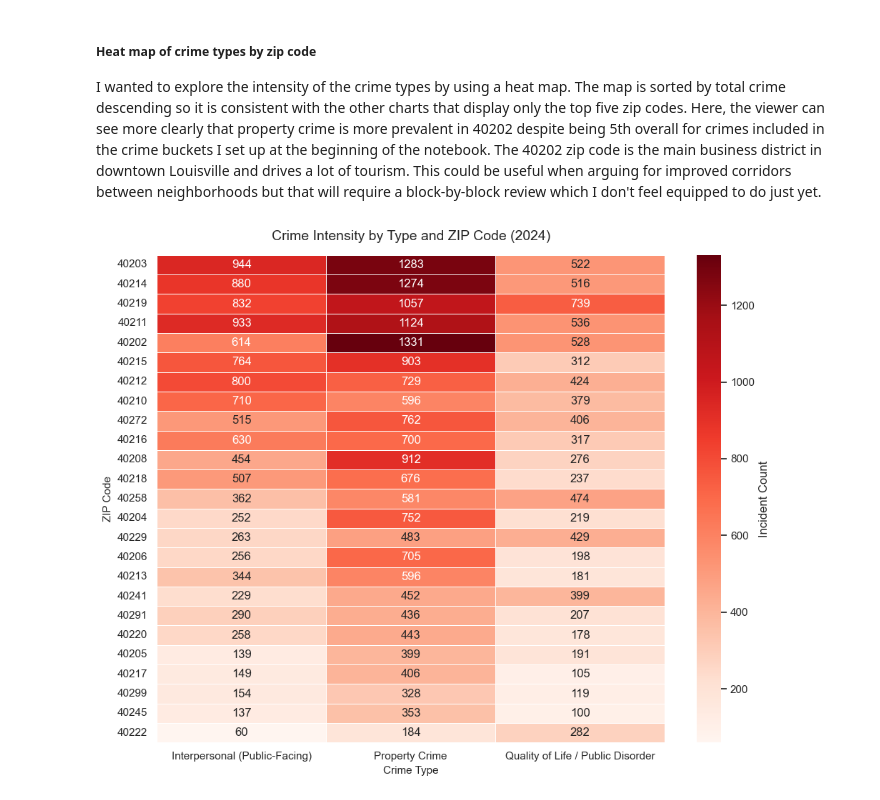
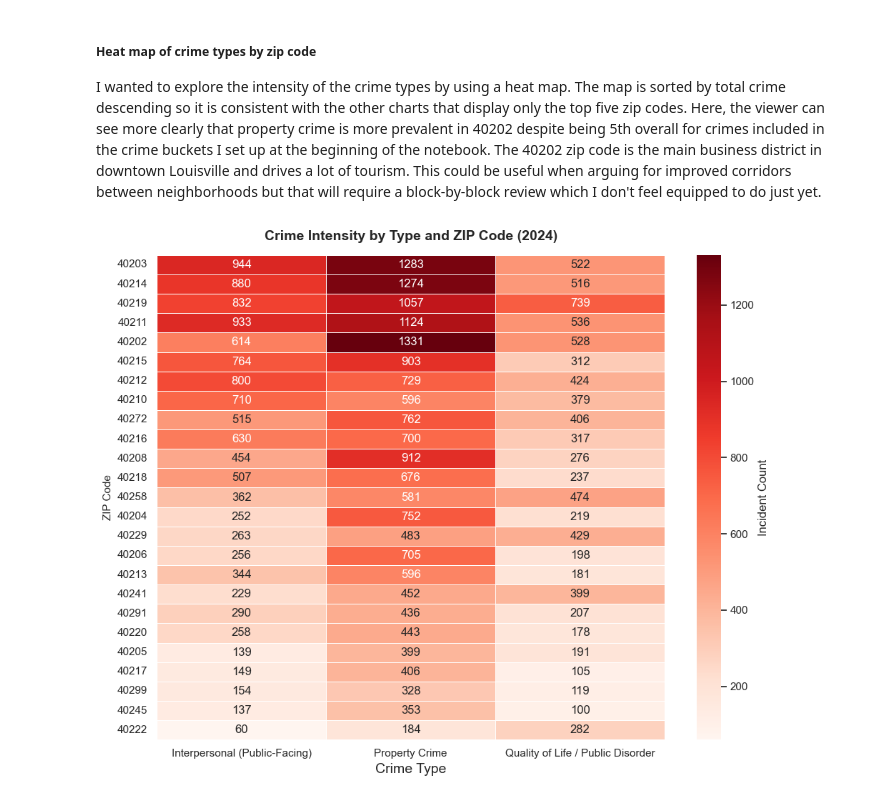
Before and after one commit to mand0rla/crime-patterns-and-urban-design, a Jupyter notebook: notebooks/W1_lmpd_crime.ipynb, the cells around one changed output. Drawn from its saved outputs; the diff is of its cells as text; code cells hidden in the pictures.

```diff
--- a/notebooks/W1_lmpd_crime.ipynb
+++ b/notebooks/W1_lmpd_crime.ipynb
@@ -392,33 +392,33 @@ top_zips = (
         .size()
         .sort_values(ascending=False)
         .head(25)  # Changed from 5 to 25
         .index
 )
 
 zip_bucket_counts = (
     analysis_df[analysis_df['zip_code'].isin(top_zips)]
         .groupby(['zip_code', 'crime_bucket'])
         .size()
         .unstack(fill_value=0)
 )
 
 zip_bucket_counts['Total'] = zip_bucket_counts.sum(axis=1)
 zip_bucket_sorted = zip_bucket_counts.sort_values('Total', ascending=False).drop('Total', axis=1)
 
 plt.figure(figsize=(10, 8))
 sns.heatmap(
     zip_bucket_sorted,
     cmap="Reds",
     annot=True,
     fmt="d",
     cbar_kws={'label': 'Incident Count'},
     linewidths=0.5,
     linecolor='white'
 )
-plt.title("Crime Intensity by Type and ZIP Code (2024)", fontsize=14, pad=15)
+plt.title("Crime Intensity by Type and ZIP Code (2024)", fontsize=14, fontweight='bold', pad=15)
 plt.ylabel("ZIP Code", fontsize=11)
-plt.xlabel("Crime Type", fontsize=11)
+plt.xlabel("Crime Type", fontsize=14)
 plt.tight_layout()
 plt.show()
 # %% [output]
-[figure, old version]
+[figure, new version]
```
Also changed, not shown: parts of 3 cells of this notebook, 1 other file.
